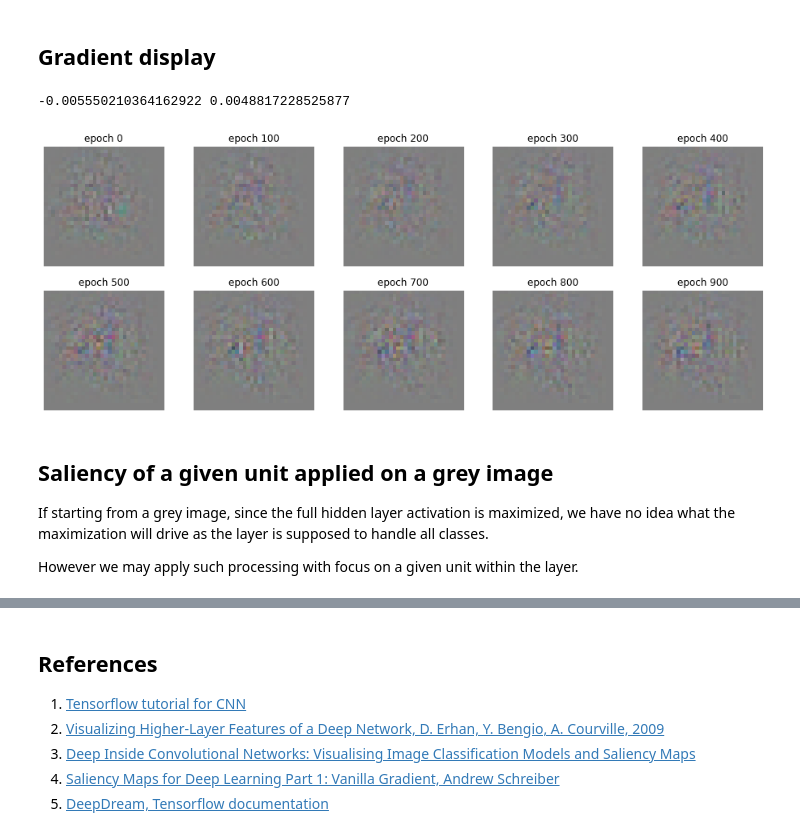
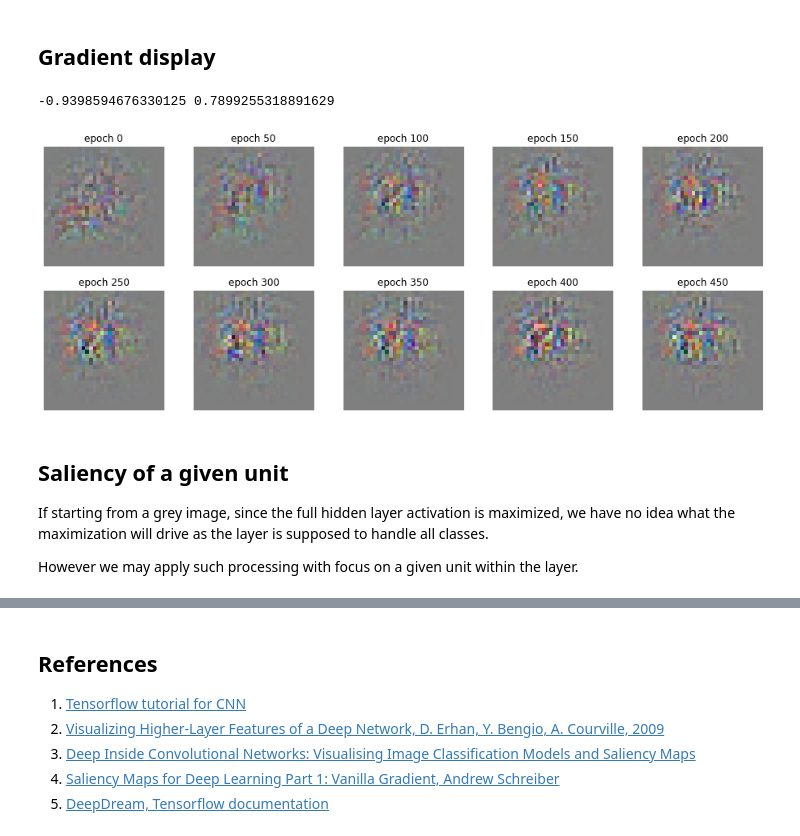
Before and after one commit to tonio73/data-science, a Jupyter notebook: cnn/CnnVisualization-2-SaliencyMaps.ipynb, the cells around one changed output, grey strips where cells are left out. Cells and saved outputs as stored; diff of their text form; code cells hidden in the pictures.

```diff
--- a/cnn/CnnVisualization-2-SaliencyMaps.ipynb
+++ b/cnn/CnnVisualization-2-SaliencyMaps.ipynb
@@ -255,8 +273,20 @@ layerTitles = ['Conv layer #0', 'Conv layer #1', 'Conv layer #2', 'Dense layer #
 partialModels = [models.Model(inputs=model0.input,
                       outputs=model0.layers[i].output) for i in [0, 2, 4, 7]]
 
+learningRates = [0.05, 0.05, 0.01, 0.005]
+lambdaRegs = [1, 5, 0.1, 1]
 testImgIndex =  17
 sampleInput = xTest[testImgIndex]
-saliencyRes = []
-for m, learningRate in zip(partialModels, [2, 1, 0.1, 0.01]):
-    saliencyRes.append(getPartialSalient(1000, m, sampleInput, learningRate, learningRate / 5e5))
+saliencyRes, activations, activationsAfter  = [], [], []
+for m, learningRate, lambdaReg in zip(partialModels, learningRates, lambdaRegs):
+    saliencyRes.append(getPartialSalient(500, m, sampleInput, learningRate, lambdaReg))
+    act = m.predict(np.array([sampleInput])).squeeze(axis=0)
+    if len(act.shape) == 3:
+        activations.append(np.mean(act, axis=2))
+    else:
+        activations.append(np.mean(act))
+    actAfter = m.predict(np.array([saliencyRes[-1][0]])).squeeze(axis=0)
+    if len(act.shape) == 3:
+        activationsAfter.append(np.mean(actAfter, axis=2))
+    else:
+        activationsAfter.append(np.mean(actAfter))
@@ -274,8 +304,8 @@ plotSaliencyMap(sampleInput,
 # %%
-fig, ax = plt.subplots(1, 1, figsize=(12, 4))
+fig, ax = plt.subplots(1, 1, figsize=(16, 4))
 for i in range(len(saliencyRes)):
-    ax.plot(saliencyRes[i][1], label=layerTitles[i])
-ax.set_title('Mean pixel intensity during gradient ascent')
+    ax.plot(saliencyRes[i][3], label=layerTitles[i])
+ax.set_title('Image norm during gradient ascent')
 ax.set_xlabel('epoch')
 ax.legend()
 ax.grid()
@@ -288,18 +318,19 @@ The pixel values are clipped at the end of the saliency processing to $[0,1]$
 # %%
 saliencyIndex = 2
 fig, axes = plt.subplots(2, 5, figsize=(16, 6))
 for i, ax in enumerate(axes.ravel()):
-    epoch = 100 * i
-    ax.imshow((saliencyRes[saliencyIndex][2][epoch].numpy() * 20 + 0.5).reshape(32, 32, 3))
+    epoch = 50 * i
+    gradImg = (saliencyRes[saliencyIndex][2][epoch].numpy() * 0.5 + 0.5).reshape(32, 32, 3)
+    ax.imshow(np.clip(gradImg, 0, 1))
     ax.set_title("epoch %d" % epoch)
 plt.setp(axes, xticks=[], yticks=[], frame_on=False);
 
 print(np.min(saliencyRes[saliencyIndex][2][100].numpy()), np.max(saliencyRes[saliencyIndex][2][90].numpy()))
 # %% [output]
--0.005550210364162922 0.0048817228525877
+-0.9398594676330125 0.7899255318891629
-[figure, old version]
+[figure, new version]
 # %% [markdown]
-## Saliency of a given unit applied on a grey image
+## Saliency of a given unit
 
 If starting from a grey image, since the full hidden layer activation is maximized, we have no idea what the maximization will drive as the layer is supposed to handle all classes.
 
```
Also changed, not shown: parts of 10 cells of this notebook, 1 other file.
